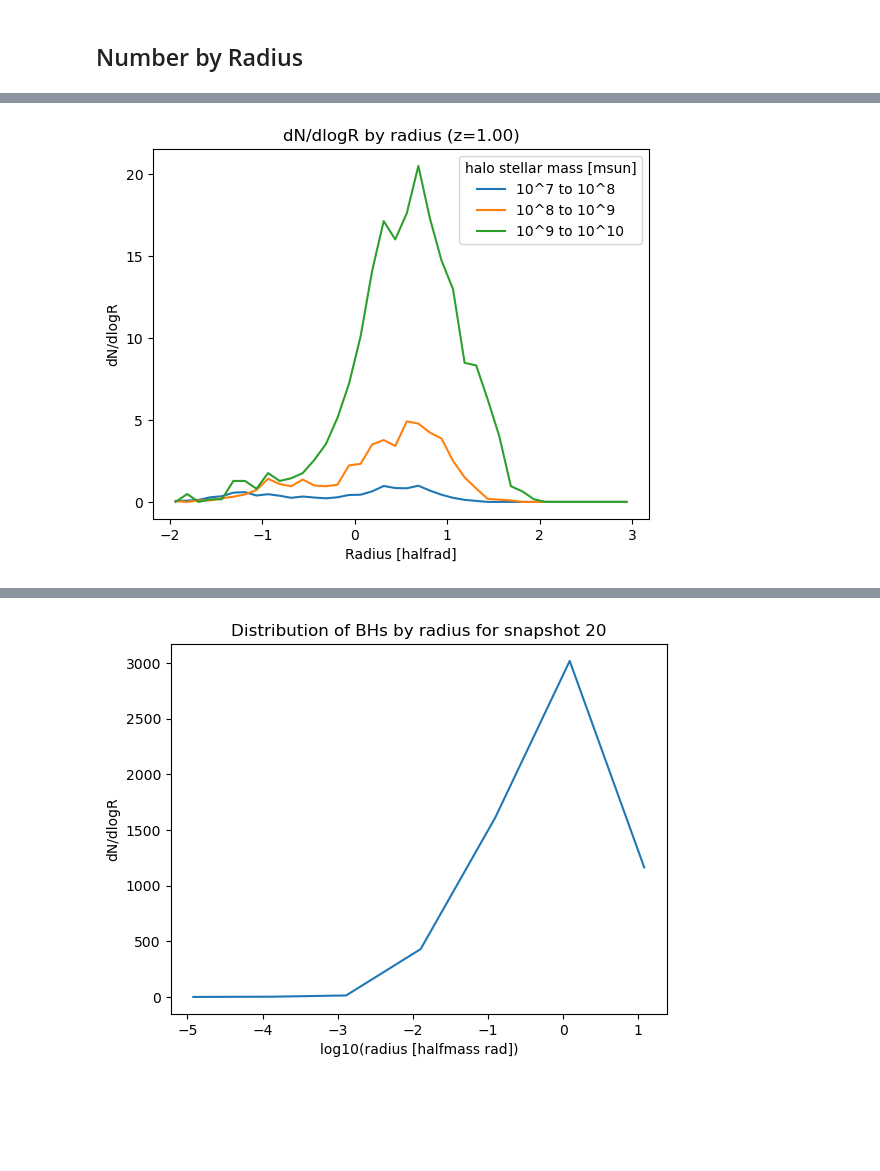
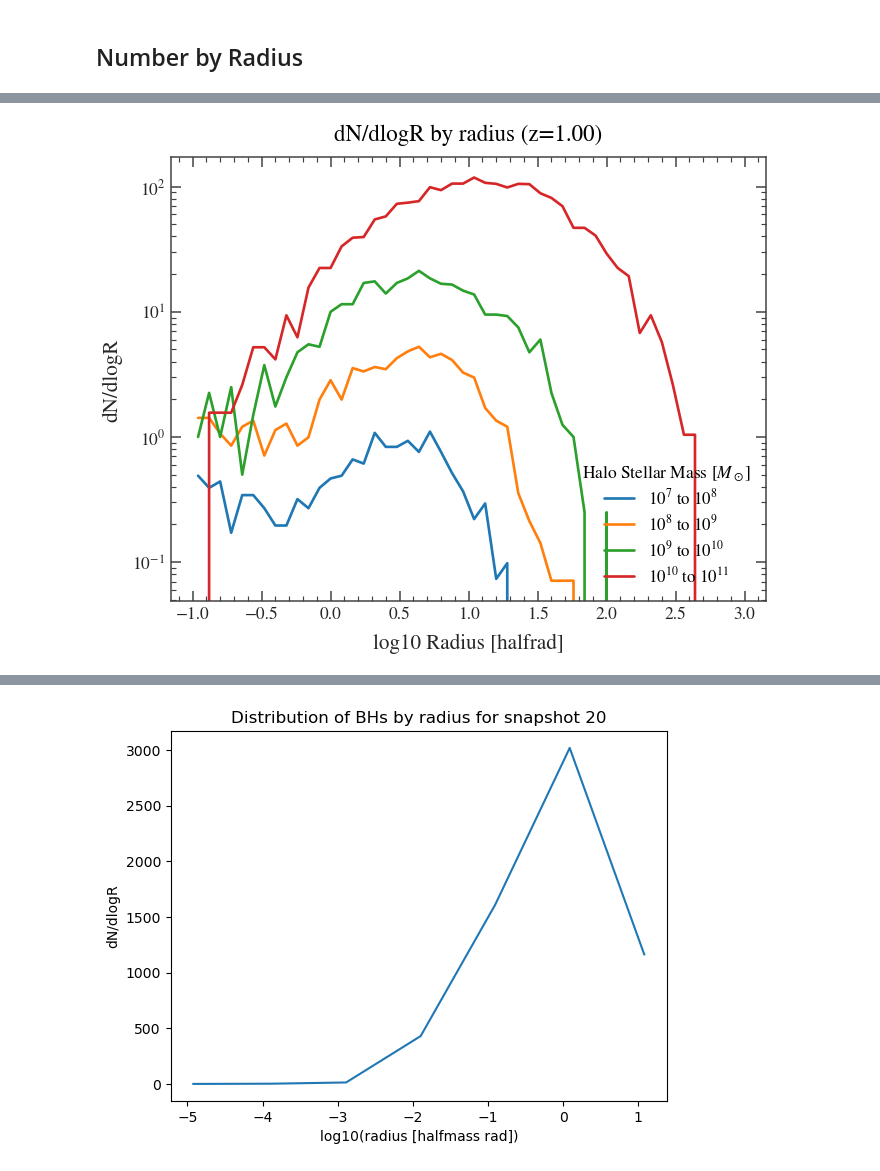
Before and after one commit to pranav-satheesh/wandering_bhs, a Jupyter notebook: Notebooks/SubhaloDictionary.ipynb, the cells around one changed output, grey strips where cells are left out. Saved outputs shown, nothing was run; the diff lists cells and outputs as text; code cells hidden in the pictures; blank space fills up the shorter version.

```diff
--- a/Notebooks/SubhaloDictionary.ipynb
+++ b/Notebooks/SubhaloDictionary.ipynb
@@ -26,5 +43,5 @@ np.float64(20.046490988807516)
 # %%
-with h5py.File("/orange/lblecha/pranavsatheesh/wandering_bhs/Data/wandering_bh_SM5_DFD_3_TNG.hdf5") as f:
+with h5py.File(sim_1_dict) as f:
     is_wandering = f["bh/is_wandering"][:]
     r_kpc = f["bh/r_kpc"] # all radii
     lum = f["bh/lbol_erg_s"] # all lum
@@ -67,7 +84,7 @@ with h5py.File("/orange/lblecha/pranavsatheesh/wandering_bhs/Data/wandering_bh_S
     r_kpc = f["bh/r_kpc"] # all radii
     mass = f["bh/mass_msun"] # all masses
 
-    snapchoice = 19                                           # CHANGE SNAPSHOT HERE
+    snapchoice = 10                                           # CHANGE SNAPSHOT HERE
     num_halos_in_snap = f["snapshot/n_subhalos_with_bh"][snapchoice]
     print("Number of halos in snapshot:", num_halos_in_snap)
     print("Processing subhalo: ", end=" ")
@@ -178,11 +194,10 @@ mr_log_scatter(15)
 # %% [markdown]
 ## Number by Radius
 # %%
-def mean_dN_dlogR_by_mass(snapshot, mmin, mmax, numbins=15, rfrac=False, onlyCentralHalos=False, includeSupercentrals=False):
-    with h5py.File("/orange/lblecha/pranavsatheesh/wandering_bhs/Data/wandering_bh_SM5_DFD_3_TNG.hdf5") as f:
+def mean_dN_dlogR_by_mass(snapshot, mmin, mmax, sim=sim_1_dict, numbins=15, rfrac=False, onlyCentralHalos=False, includeSupercentrals=False):
+    with h5py.File(sim) as f:
         sub_start = f["snapshot/subhalo_start"][snapshot]
         numsubs = f["snapshot/n_subhalos_with_bh"][snapshot]
-        print(numsubs)
         bins = np.empty((numbins, numsubs))
         rbounds = np.linspace(-2, 3, numbins+1)
         centers = (rbounds[1:]+rbounds[:-1])/2
@@ -190,10 +205,7 @@ def mean_dN_dlogR_by_mass(snapshot, mmin, mmax, numbins=15, rfrac=False, onlyCen
         to_delete = []
         for sub in range(numsubs):
             halomass = f["subhalo/stellar_mass_msun"][sub_start+sub]
-            if (mmin >= halomass) or (halomass > mmax):
-                to_delete.append(sub)
-                continue
-            if (onlyCentralHalos and not f["subhalo/is_central"][sub_start+sub]):
+            if (mmin >= halomass) or (halomass > mmax) or (onlyCentralHalos and not f["subhalo/is_central"][sub_start+sub]):
                 to_delete.append(sub)
                 continue
             bh_start = f["subhalo/bh_start"][sub_start+sub]
@@ -210,17 +222,15 @@ def mean_dN_dlogR_by_mass(snapshot, mmin, mmax, numbins=15, rfrac=False, onlyCen
     bins = np.delete(bins, to_delete, axis=1)
     return centers, np.mean(bins, axis=1)/dlogR
 # %%
-def N_multiplot_by_mass(snapshots, numbins=15, rfrac=False, onlyCentralHalos=False, includeSupercentrals=False):
-    massbounds = range(7, 10)
-    for i in range(len(snapshots)):
-        snapshot = snapshots[i]
-        print("Snapshot:", snapshot)
-        for mmin in massbounds:
-            centers, means = mean_dN_dlogR_by_mass(snapshot, 10**mmin, 10**(mmin+1), numbins, rfrac, onlyCentralHalos, includeSupercentrals)
-            if np.sum(means) > 1e-10:
-                p=plt.subplot(1, 3, i)
-                p.xlabel("Radius [halfrad]" if rfrac else "Radius [kpc]")
-                p.ylabel("dN/dlogR")
-                p.title(f"dN/dlogR by radius (z={redshifts[snapshot]:.2f})")
-                p.legend(title="halo stellar mass [msun]")
-                p.plot(centers, means, label=f"10^{mmin} to 10^{mmin+1}")
+def N_plot_by_mass(snapshot, sim=sim_1_dict, numbins=15, ylog=False, rfrac=False, onlyCentralHalos=False, includeSupercentrals=False):
+    massbounds = range(7, 12)
+    for mmin in massbounds:
+        centers, means = mean_dN_dlogR_by_mass(snapshot, 10**mmin, 10**(mmin+1), sim, numbins, rfrac, onlyCentralHalos, includeSupercentrals)
+        if np.sum(means) > 1e-10:
+            plt.plot(centers, means, label=fr"$10^{{{mmin}}}$ to $10^{{{mmin+1}}}$")
+        plt.xlabel("log10 Radius [halfrad]" if rfrac else "log10 Radius [kpc]")
+        plt.ylabel("dN/dlogR")
+        if ylog: plt.yscale("log")
+        plt.title(f"dN/dlogR by radius (z={redshifts[snapshot]:.2f})")
+        plt.legend(title=r"Halo Stellar Mass [$M_\odot$]")
+        #plt.tight_layout()
@@ -234,4 +264,4 @@ ValueError: num must be an integer with 1 <= num <= 3, not 0
 # %%
-N_plot_by_mass(25, numbins=40, rfrac=True)
+N_plot_by_mass(25, ylog=True, numbins=50, rfrac=True)
 # %% [output]
-[figure, old version]
+[figure, new version]
```
Also changed, not shown: parts of 21 cells of this notebook, 1 other file.
